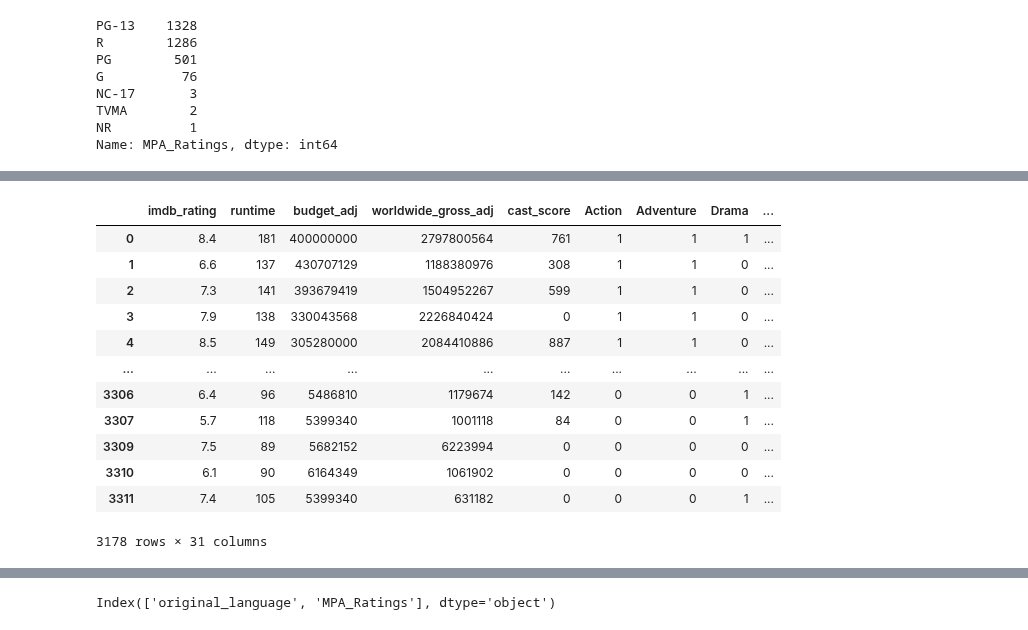
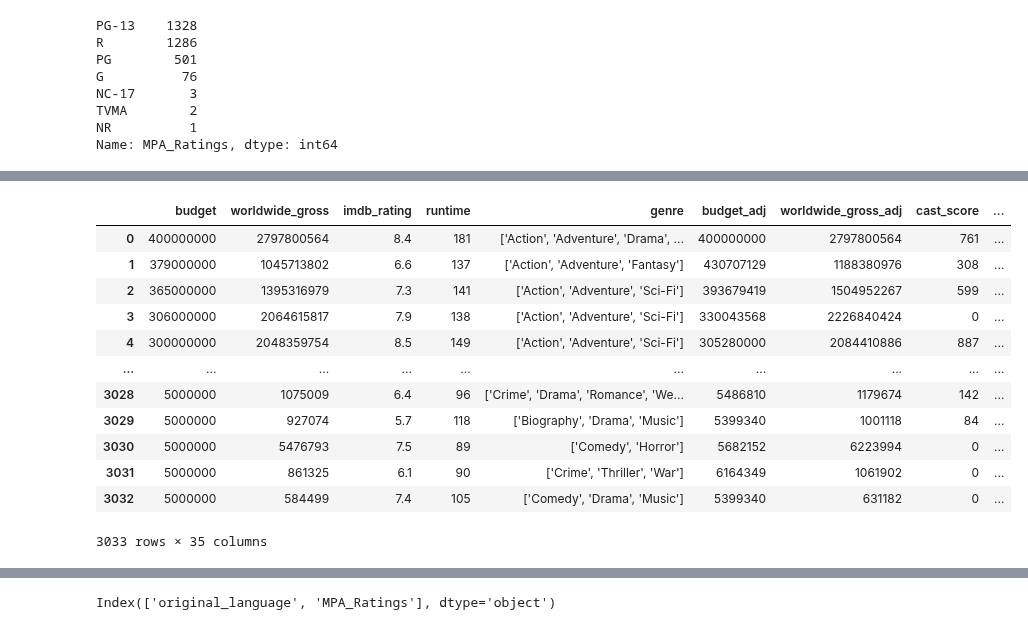
Before and after one commit to lmbauyeung/Final_Project, a Jupyter notebook: Modelling.ipynb, the cells around one changed output, grey strips where cells are left out. Saved outputs shown, nothing was run; the diff lists cells and outputs as text; code cells hidden in the pictures.

```diff
--- a/Modelling.ipynb
+++ b/Modelling.ipynb
@@ -146,6 +196,6 @@ Adjusted R2 is: 0.5656500070037831
 # %%
 # one hot encoding for genre (multiple values)
-x = imdb_full_info_df['genre'].apply(eval)
+x = imdb_cast_df['genre'].apply(eval)
 x = x.apply(Counter)
 x = pd.json_normalize(x)
 x = x.replace(np.nan, 0)
@@ -488,6 +578,6 @@ Name: MPA_Ratings, dtype: int64
 rt3_df = rt_df[['tomatometer_score', 'audience_score_rt', 'original_language', 'MPA_Ratings']]
 # %%
 # merging two dataframes
-model3_df = pd.concat([model1_df, rt3_df], axis=1)
+model3_df = pd.concat([imdb_full_info_df, rt3_df], axis=1)
 model3_df
 # %% [output]
@@ -506,0 +597,4 @@ model3_df
+# %%
+model3_df = model3_df[model3_df['year']>2000]
+model3_df.reset_index(drop=True, inplace=True)
+model3_df
@@ -506,0 +615,4 @@ model3_df
+# %%
+# merging two dataframes
+model3_df = pd.concat([model3_df, x], axis=1)
+model3_df
@@ -507,17 +633,18 @@ model3_df
 # %%
 model3_df.dropna(inplace=True)
+model3_df.reset_index(drop=True, inplace=True)
 model3_df
 # %% [output]
-|  | imdb_rating | runtime | budget_adj | worldwide_gross_adj | cast_score | Action | Adventure | Drama | ... |
-| 0 | 8.4 | 181 | 400000000 | 2797800564 | 761 | 1 | 1 | 1 | ... |
-| 1 | 6.6 | 137 | 430707129 | 1188380976 | 308 | 1 | 1 | 0 | ... |
-| 2 | 7.3 | 141 | 393679419 | 1504952267 | 599 | 1 | 1 | 0 | ... |
-| 3 | 7.9 | 138 | 330043568 | 2226840424 | 0 | 1 | 1 | 0 | ... |
-| 4 | 8.5 | 149 | 305280000 | 2084410886 | 887 | 1 | 1 | 0 | ... |
+|  | budget | worldwide_gross | imdb_rating | runtime | genre | budget_adj | worldwide_gross_adj | cast_score | ... |
+| 0 | 400000000 | 2797800564 | 8.4 | 181 | ['Action', 'Adventure', 'Drama', ... | 400000000 | 2797800564 | 761 | ... |
+| 1 | 379000000 | 1045713802 | 6.6 | 137 | ['Action', 'Adventure', 'Fantasy'] | 430707129 | 1188380976 | 308 | ... |
+| 2 | 365000000 | 1395316979 | 7.3 | 141 | ['Action', 'Adventure', 'Sci-Fi'] | 393679419 | 1504952267 | 599 | ... |
+| 3 | 306000000 | 2064615817 | 7.9 | 138 | ['Action', 'Adventure', 'Sci-Fi'] | 330043568 | 2226840424 | 0 | ... |
+| 4 | 300000000 | 2048359754 | 8.5 | 149 | ['Action', 'Adventure', 'Sci-Fi'] | 305280000 | 2084410886 | 887 | ... |
 | ... | ... | ... | ... | ... | ... | ... | ... | ... | ... |
-| 3306 | 6.4 | 96 | 5486810 | 1179674 | 142 | 0 | 0 | 1 | ... |
-| 3307 | 5.7 | 118 | 5399340 | 1001118 | 84 | 0 | 0 | 1 | ... |
-| 3309 | 7.5 | 89 | 5682152 | 6223994 | 0 | 0 | 0 | 0 | ... |
-| 3310 | 6.1 | 90 | 6164349 | 1061902 | 0 | 0 | 0 | 0 | ... |
-| 3311 | 7.4 | 105 | 5399340 | 631182 | 0 | 0 | 0 | 1 | ... |
+| 3028 | 5000000 | 1075009 | 6.4 | 96 | ['Crime', 'Drama', 'Romance', 'We... | 5486810 | 1179674 | 142 | ... |
+| 3029 | 5000000 | 927074 | 5.7 | 118 | ['Biography', 'Drama', 'Music'] | 5399340 | 1001118 | 84 | ... |
+| 3030 | 5000000 | 5476793 | 7.5 | 89 | ['Comedy', 'Horror'] | 5682152 | 6223994 | 0 | ... |
+| 3031 | 5000000 | 861325 | 6.1 | 90 | ['Crime', 'Thriller', 'War'] | 6164349 | 1061902 | 0 | ... |
+| 3032 | 5000000 | 584499 | 7.4 | 105 | ['Comedy', 'Drama', 'Music'] | 5399340 | 631182 | 0 | ... |
-3178 rows × 31 columns
+3033 rows × 35 columns
```
Also changed, not shown: parts of 60 cells of this notebook.
